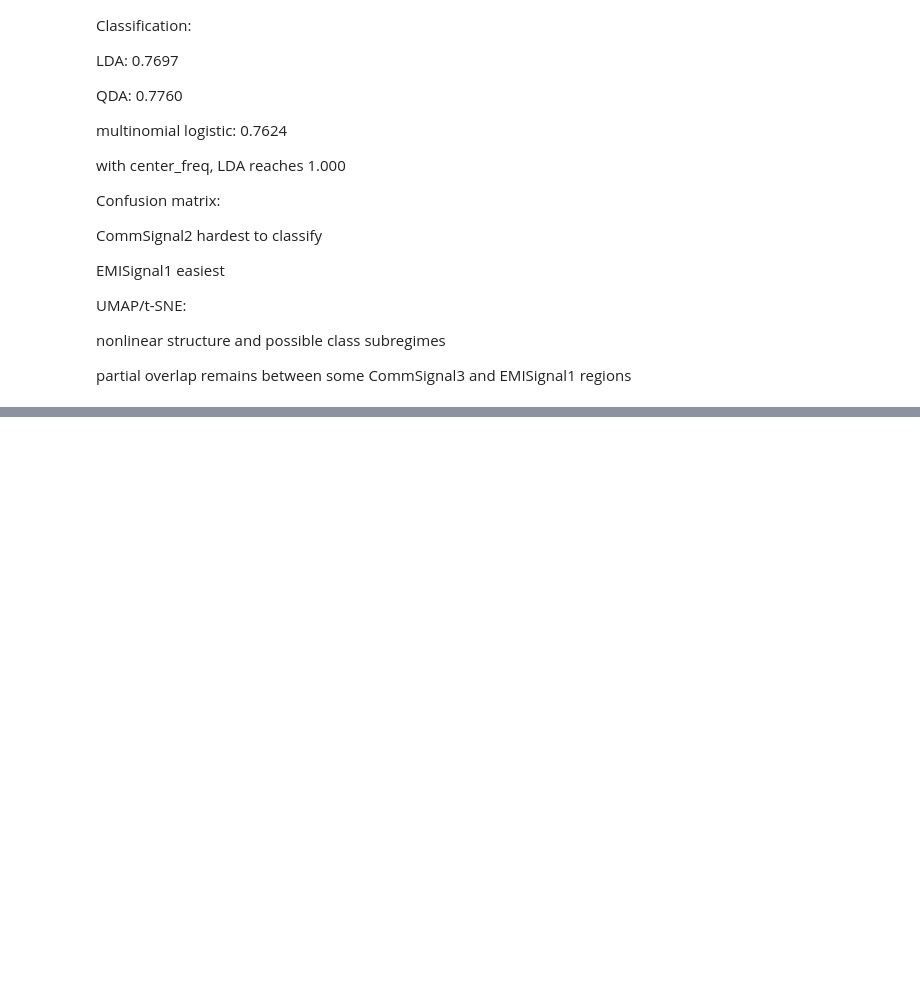
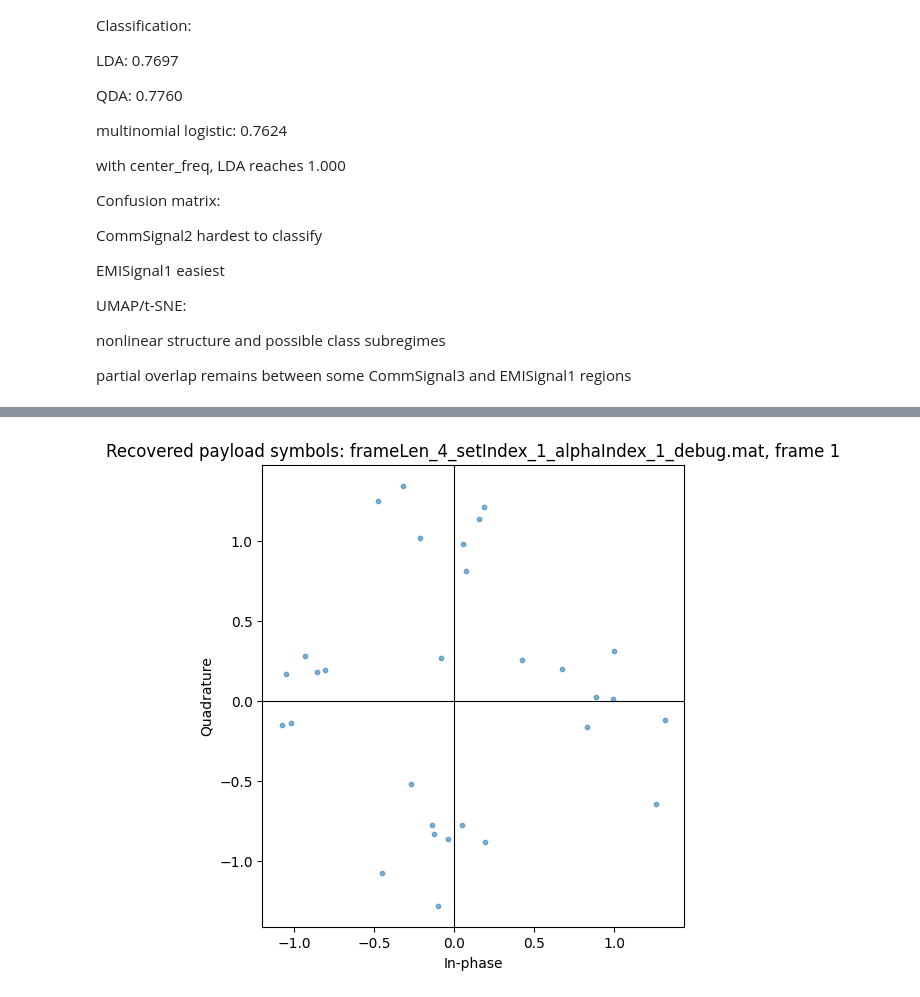
Before and after one commit to JaredMiller9922/DL-AIR, a Jupyter notebook: mit_challenge/DataAnalysis.ipynb, the cells around one changed output, grey strips where cells are left out. Saved outputs shown, nothing was run; the diff lists cells and outputs as text; code cells hidden in the pictures; blank space fills up the shorter version.

```diff
--- a/mit_challenge/DataAnalysis.ipynb
+++ b/mit_challenge/DataAnalysis.ipynb
@@ -781,0 +981,31 @@ partial overlap remains between some CommSignal3 and EMISignal1 regions
+# %%
+def debug_field(debug_obj, name):
+    if isinstance(debug_obj, dict):
+        return debug_obj[name]
+    return getattr(debug_obj, name)
+
+
+if not debug_mat_files:
+    print("No symbol-level debug MAT files found yet.")
+else:
+    try:
+        sample_mat = loadmat(debug_mat_files[0], squeeze_me=True, simplify_cells=True)
+        debug_out = sample_mat["debugOut"]
+        payload_cells = debug_field(debug_out, "rxSymsPayload")
+        best_output = int(np.asarray(debug_field(debug_out, "bestOutputIndex")).ravel()[0]) - 1
+
+        payload = np.asarray(payload_cells[0][best_output]).ravel()
+
+        plt.figure(figsize=(6, 6))
+        plt.scatter(payload.real, payload.imag, s=10, alpha=0.55)
+        plt.axhline(0, color="black", linewidth=0.8)
+        plt.axvline(0, color="black", linewidth=0.8)
+        plt.gca().set_aspect("equal", adjustable="box")
+        plt.title(f"Recovered payload symbols: {debug_mat_files[0].name}, frame 1")
+        plt.xlabel("In-phase")
+        plt.ylabel("Quadrature")
+        plt.show()
+    except Exception as exc:
+        print("Could not load symbol-level MAT debug file:", exc)
+# %% [output]
+[figure, added]
```
Also changed, not shown: parts of 24 cells of this notebook, 19 other files.
